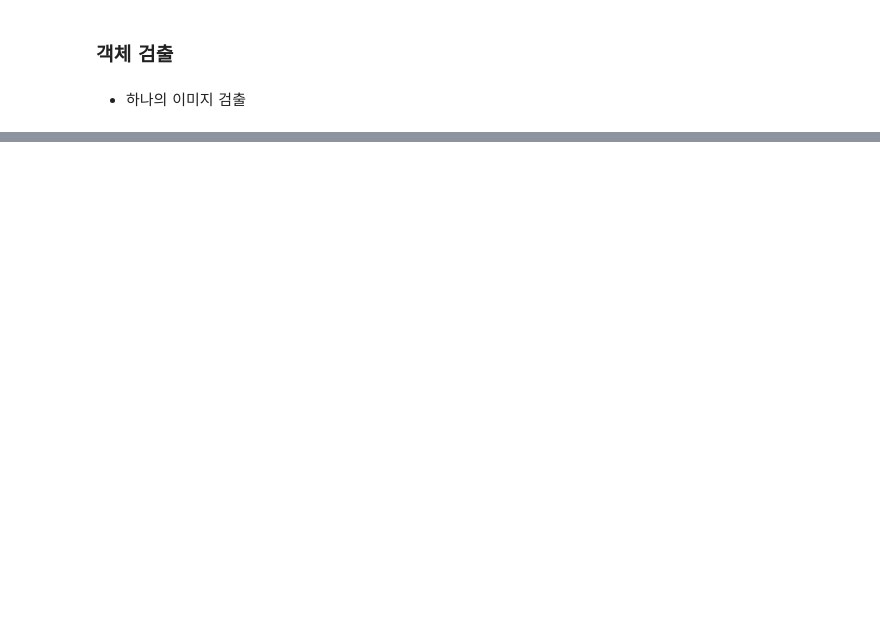
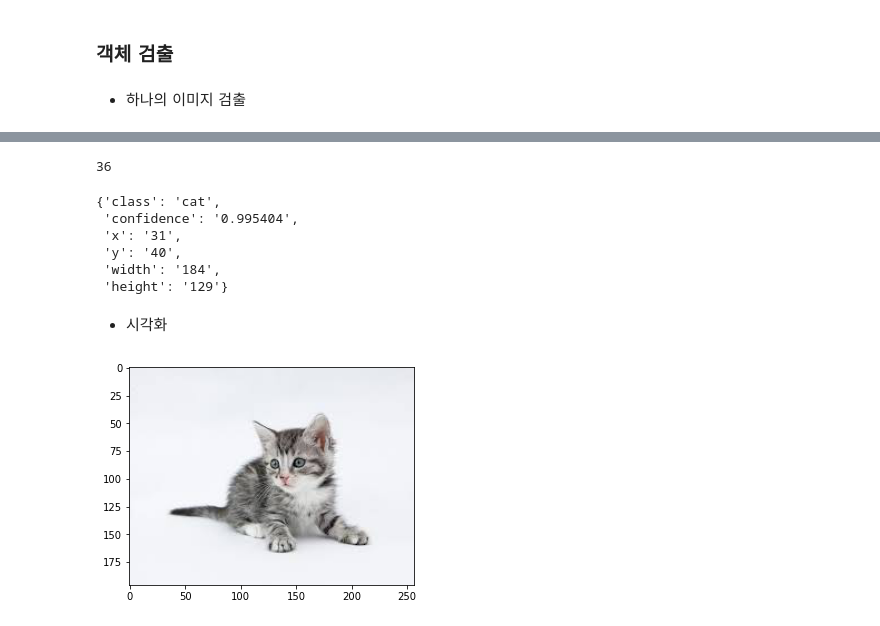
Before and after one commit to ckiekim/DeepLearning_2022_01, a Jupyter notebook: 03.이미지응용/11_공공_인공지능_API.ipynb, the cells around one changed output, grey strips where cells are left out. Cells and saved outputs as stored; diff of their text form; code cells hidden in the pictures; blank space fills up the shorter version.

```diff
--- a/03.이미지응용/11_공공_인공지능_API.ipynb
+++ b/03.이미지응용/11_공공_인공지능_API.ipynb
@@ -20,5 +12,5 @@ up = files.upload()
 # %%
-img_file = 'cat.jpg'
+img_file = '사진/cat.jfif'
 img_type = img_file.split('.')[-1]
 img_type
 # %% [output]
@@ -63,0 +64,16 @@ ConnectionError: ignored
+# %%
+len(ai_key)
+# %% [output]
+36
+# %%
+obj_list = result['return_object']['data']
+obj_list[0]
+# %% [output]
+{'class': 'cat',
+ 'confidence': '0.995404',
+ 'x': '31',
+ 'y': '40',
+ 'width': '184',
+ 'height': '129'}
+# %% [markdown]
+- 시각화
@@ -63,0 +83,5 @@ ConnectionError: ignored
+# %%
+img = Image.open(img_file)
+plt.imshow(img);
+# %% [output]
+[figure, added]
```
Also changed, not shown: parts of 12 cells of this notebook, 2 other files.
